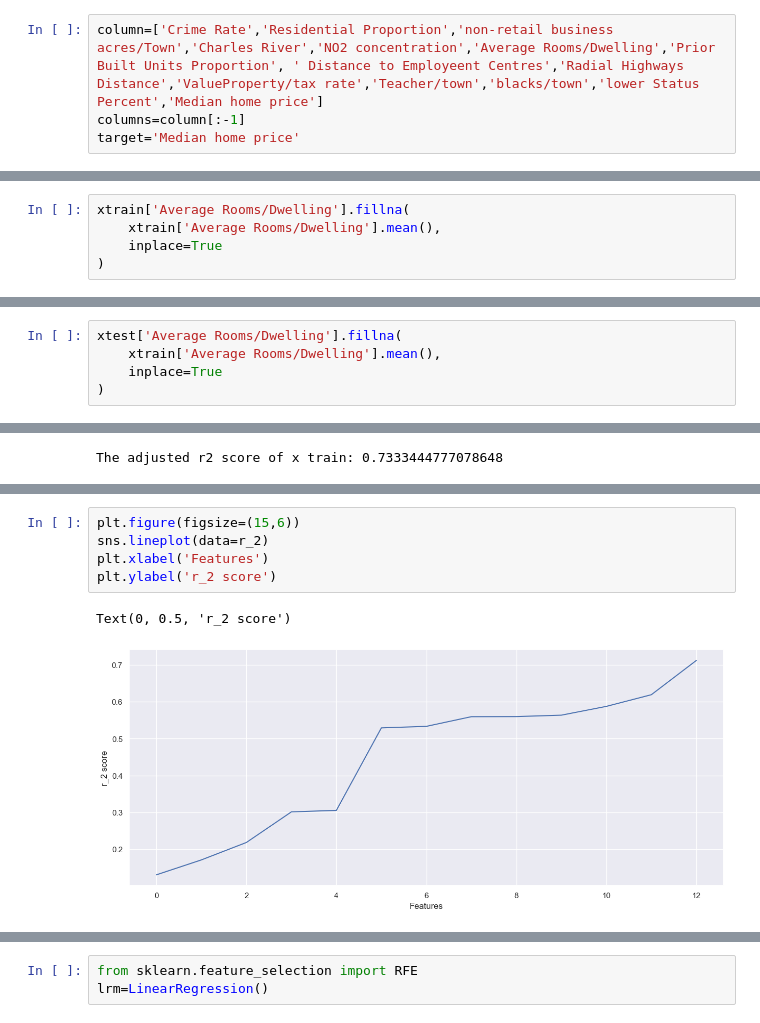
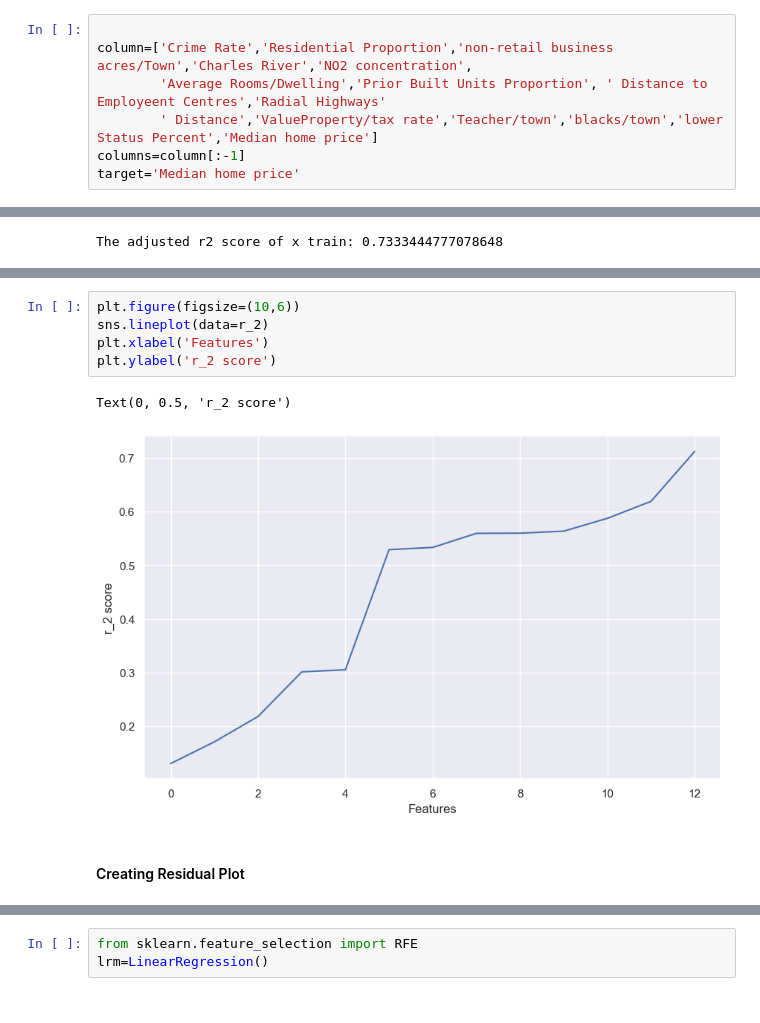
Before and after one commit to AhmadAlee10/linear-regression-boston, a Jupyter notebook: BostonDataset.ipynb, the cells around one changed output, grey strips where cells are left out. Saved outputs shown, nothing was run; the diff lists cells and outputs as text.

```diff
--- a/BostonDataset.ipynb
+++ b/BostonDataset.ipynb
@@ -20,5 +17,8 @@ df.head()
 # %%
-column=['Crime Rate','Residential Proportion','non-retail business acres/Town','Charles River','NO2 concentration','Average Rooms/Dwelling','Prior Built Units Proportion', ' Distance to Employeent Centres','Radial Highways Distance','ValueProperty/tax rate','Teacher/town','blacks/town','lower Status Percent','Median home price']
+
+column=['Crime Rate','Residential Proportion','non-retail business acres/Town','Charles River','NO2 concentration',
+        'Average Rooms/Dwelling','Prior Built Units Proportion', ' Distance to Employeent Centres','Radial Highways'
+        ' Distance','ValueProperty/tax rate','Teacher/town','blacks/town','lower Status Percent','Median home price']
 columns=column[:-1]
 target='Median home price'
 # %%
@@ -138,5 +87,0 @@ dtype: object
-# %%
-xtrain['Average Rooms/Dwelling'].fillna(
-    xtrain['Average Rooms/Dwelling'].mean(),
-    inplace=True
-)
@@ -150,5 +87,0 @@ For example, when doing 'df[col].method(value, inplace=True)', try using 'df.met
-# %%
-xtest['Average Rooms/Dwelling'].fillna(
-    xtrain['Average Rooms/Dwelling'].mean(),
-    inplace=True
-)
@@ -233,11 +148,13 @@ r_2
 # %%
-plt.figure(figsize=(15,6))
+plt.figure(figsize=(10,6))
 sns.lineplot(data=r_2)
 plt.xlabel('Features')
 plt.ylabel('r_2 score')
 # %% [output]
 Text(0, 0.5, 'r_2 score')
-[figure, old version]
+[figure, new version]
+# %% [markdown]
+#### Creating Residual Plot
 # %%
 import seaborn as sns
 
```
Also changed, not shown: parts of 28 cells of this notebook.
